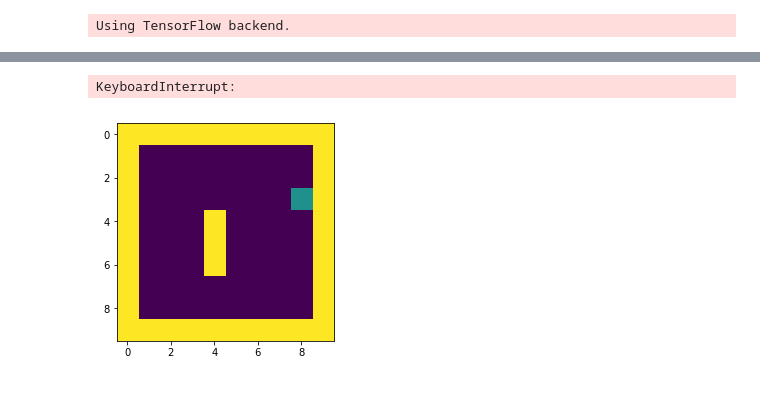
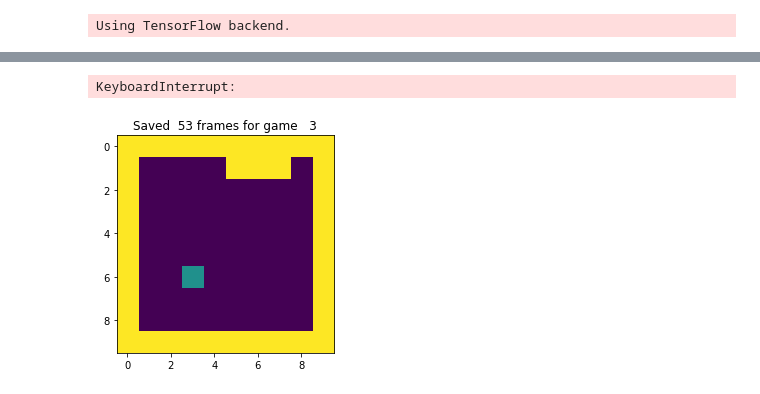
Before and after one commit to sahiljohari/thisthinglearns, a Jupyter notebook: Snake_MARK II.ipynb, the cells around one changed output, grey strips where cells are left out. Drawn from its saved outputs; the diff is of its cells as text; code cells hidden in the pictures.

```diff
--- a/Snake_MARK II.ipynb
+++ b/Snake_MARK II.ipynb
@@ -114,7 +131,6 @@ class Agent(object):
         self.nb_actions = len(self.action_set)
         self.rewards = rewards
         self.nb_frames = nb_frames
-        self.load_path = load_path
 
         self.grid_size = grid_size
 
@@ -209,6 +225,10 @@ class Agent(object):
             if (i + 1) % 100 == 0:
                 print ('Epoch %6i/%i, loss: %.6f, epsilon: %.3f' % (i + 1, self.nb_epochs, loss, self.epsilon))
 
+            if (i+1) % 500 == 0:
+                self.model.save_weights('snake_weights.h5', overwrite=True)
+        print('Training complete..')
+
     def render(self):
         if 'images' not in os.listdir('.'):
             os.mkdir('images')
@@ -220,12 +240,12 @@ class Agent(object):
             display(plt.gcf())
     #         plt.savefig('images/%04i.png' % (next(frame_cnt), ))
 
-    def test(self):
+    def test(self, nb_episodes=10):
         img_saver = self.render()
         next(img_saver)
 
         game_cnt = it.count(1)
-        for _ in range(10):
+        for _ in range(nb_episodes):
             g = self.env.play()
             screen, _ = next(g)
             img_saver.send(screen)
@@ -241,20 +261,21 @@ class Agent(object):
                     img_saver.send(screen)
 
             except StopIteration:
-                display(print('Saved %3i frames for game %3i' % (next(frame_cnt), next(game_cnt))))
+                display(plt.title('Saved %3i frames for game %3i' % (next(frame_cnt), next(game_cnt))))
 
         img_saver.close()
 # %%
 args = [
     ((0, 0), (-1, 0), (1, 0), (0, -1), (0, 1)), #action_set
-    0.9, #gamma
+    0.85, #gamma
     1000, #epochs
-    32, #batch_size
+    64, #batch_size
     1, #epsilon
     4, #number of frames
     10, #grid size
-    [1, -1], #reward set
-    '' #load weights path
+    [20, -10], #reward set
+    'snake_weights.h5' #load weights path
+#     ''
     ]
 
 agent = Agent(*args)
@@ -274,5 +287,5 @@ Epoch   1000/1000, loss: 0.311117, epsilon: 0.100
 # %%
-agent.test()
+agent.test(nb_episodes=5)
 # %% [output]
 KeyboardInterrupt:
-[figure, old version]
+[figure, new version]
```
Also changed, not shown: parts of 10 cells of this notebook.
